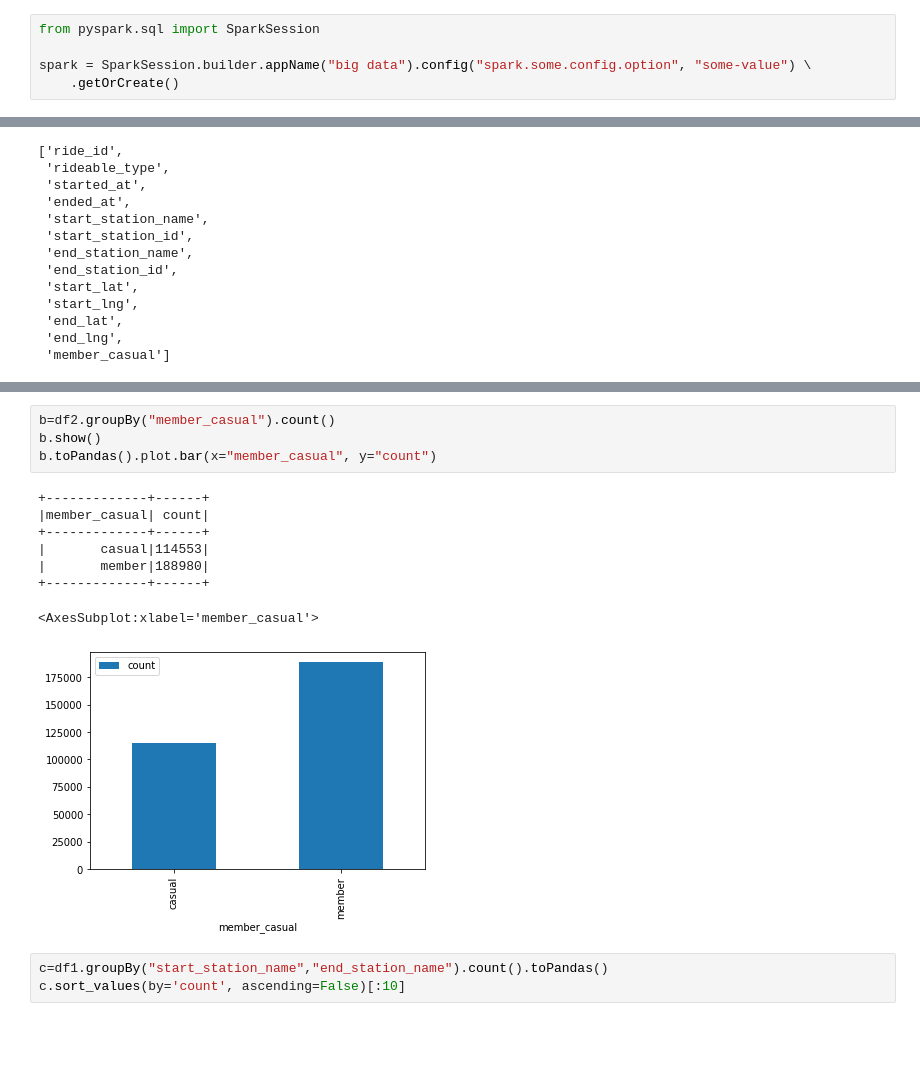
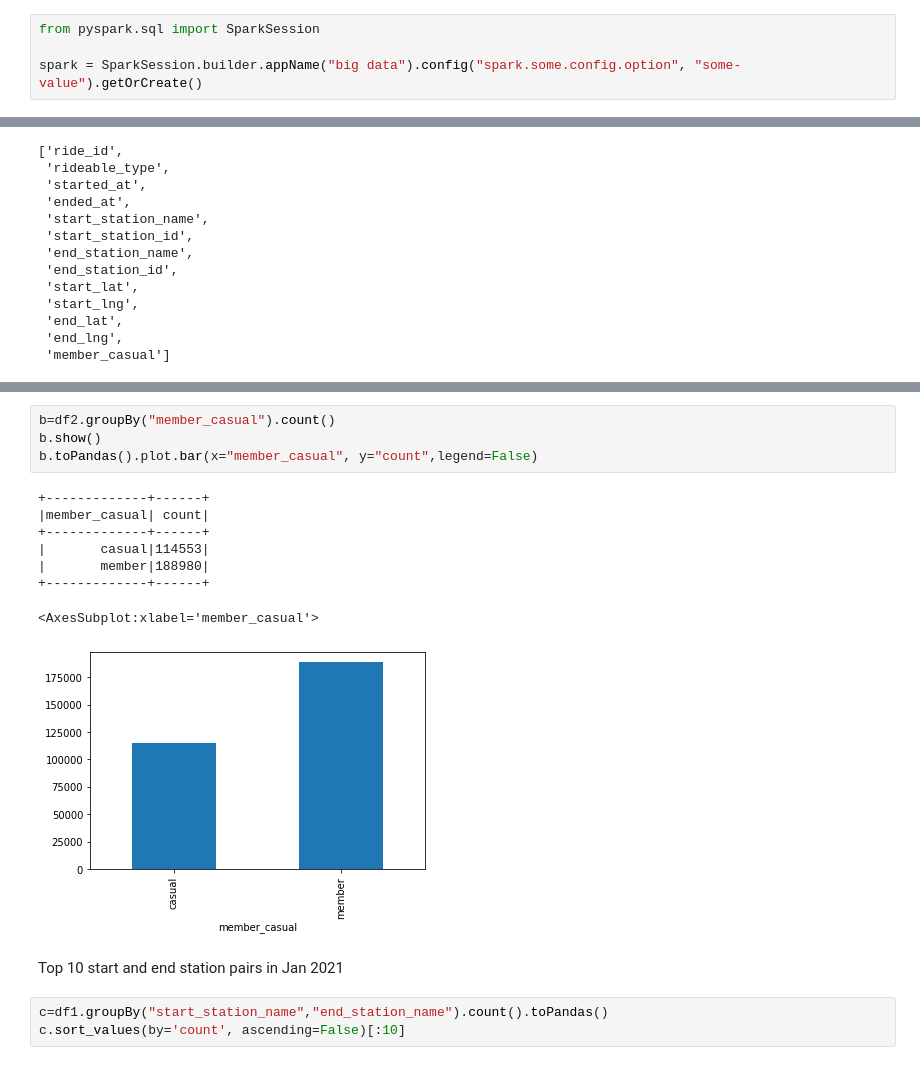
Before and after one commit to UdaySharaff/Capital_BikeShare, a Jupyter notebook: capital-bike-share-analysis.ipynb, the cells around one changed output, grey strips where cells are left out. Drawn from its saved outputs; the diff is of its cells as text; blank space fills up the shorter version.

```diff
--- a/capital-bike-share-analysis.ipynb
+++ b/capital-bike-share-analysis.ipynb
@@ -5,5 +7,4 @@ import pandas
 # %%
 from pyspark.sql import SparkSession
 
-spark = SparkSession.builder.appName("big data").config("spark.some.config.option", "some-value") \
-    .getOrCreate()
+spark = SparkSession.builder.appName("big data").config("spark.some.config.option", "some-value").getOrCreate()
@@ -59,16 +72,18 @@ a.toPandas().plot.bar(x="member_casual", y="count")
 # %%
 b=df2.groupBy("member_casual").count()
 b.show()
-b.toPandas().plot.bar(x="member_casual", y="count")
+b.toPandas().plot.bar(x="member_casual", y="count",legend=False)
 # %% [output]
 +-------------+------+
 |member_casual| count|
 +-------------+------+
 |       casual|114553|
 |       member|188980|
 +-------------+------+
 <AxesSubplot:xlabel='member_casual'>
-[figure, old version]
+[figure, new version]
+# %% [markdown]
+Top 10 start and end station pairs in Jan 2021
 # %%
 c=df1.groupBy("start_station_name","end_station_name").count().toPandas()
 c.sort_values(by='count', ascending=False)[:10]
```
Also changed, not shown: parts of 18 cells of this notebook.
